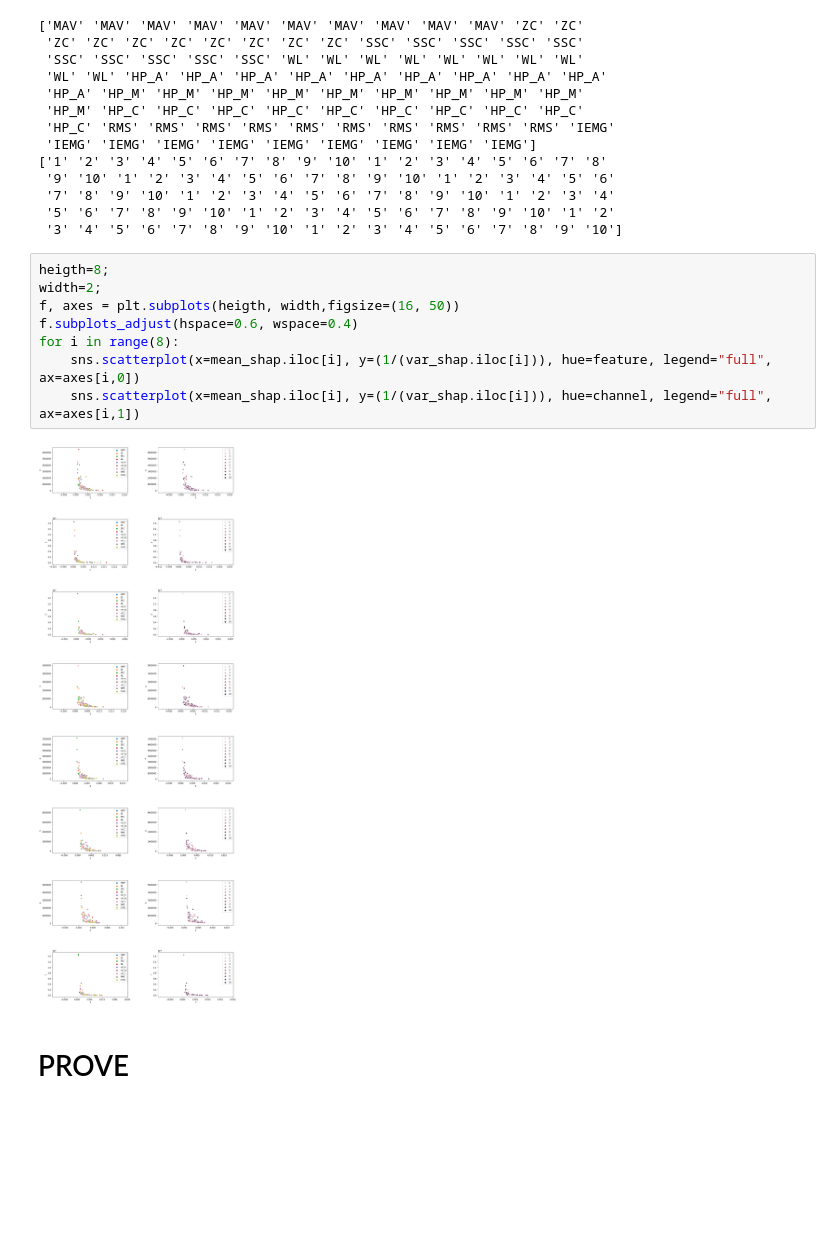
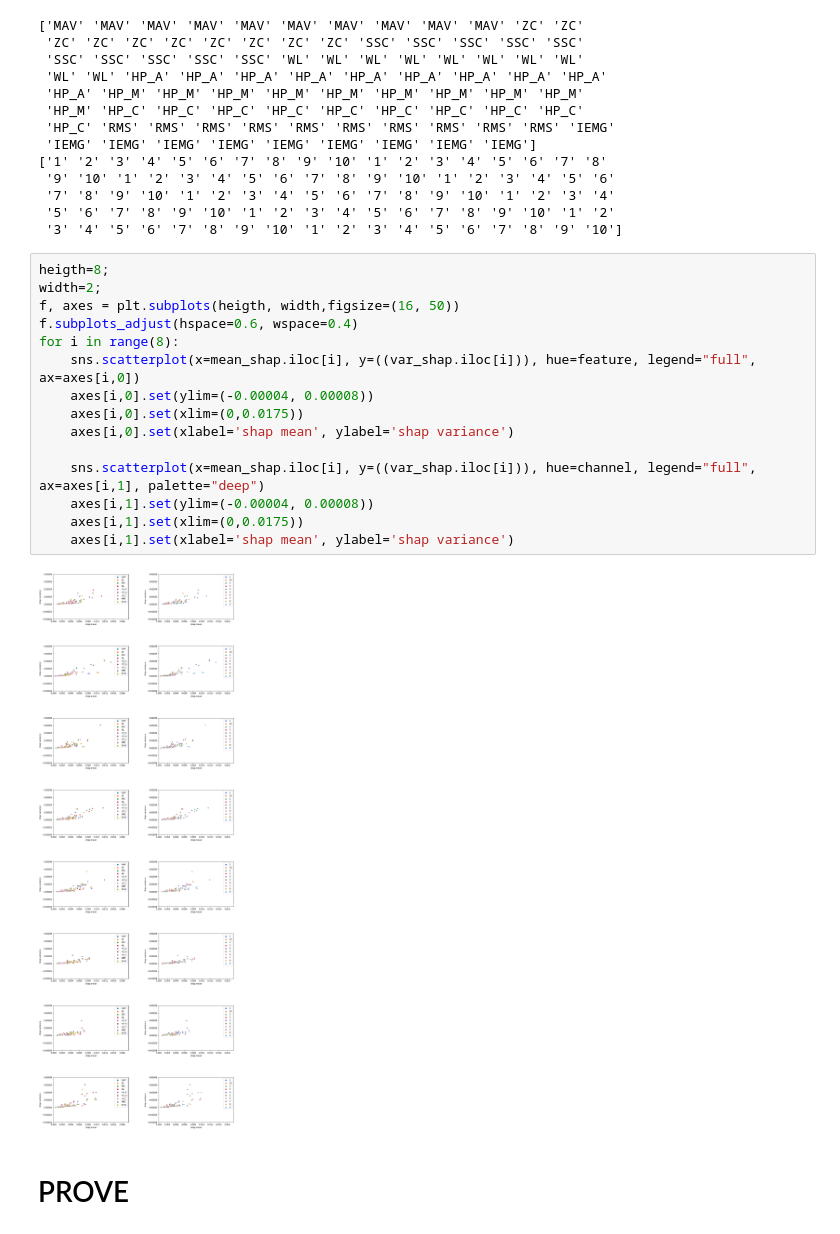
Before and after one commit to noemi-gozzi/Thesis-XAI, a Jupyter notebook: src/visualization/SHAP visualization.ipynb, the cells around one changed output. Cells and saved outputs as stored; diff of their text form; blank space fills up the shorter version.

Commit message:
plot updated with variance

```diff
--- a/src/visualization/SHAP visualization.ipynb
+++ b/src/visualization/SHAP visualization.ipynb
@@ -106,13 +125,20 @@ print(channel)
 # %%
 heigth=8;
 width=2;
 f, axes = plt.subplots(heigth, width,figsize=(16, 50))
 f.subplots_adjust(hspace=0.6, wspace=0.4)
 for i in range(8):
-    sns.scatterplot(x=mean_shap.iloc[i], y=(1/(var_shap.iloc[i])), hue=feature, legend="full", ax=axes[i,0])
-    sns.scatterplot(x=mean_shap.iloc[i], y=(1/(var_shap.iloc[i])), hue=channel, legend="full", ax=axes[i,1])
+    sns.scatterplot(x=mean_shap.iloc[i], y=((var_shap.iloc[i])), hue=feature, legend="full", ax=axes[i,0])
+    axes[i,0].set(ylim=(-0.00004, 0.00008))
+    axes[i,0].set(xlim=(0,0.0175))
+    axes[i,0].set(xlabel='shap mean', ylabel='shap variance')
+
+    sns.scatterplot(x=mean_shap.iloc[i], y=((var_shap.iloc[i])), hue=channel, legend="full", ax=axes[i,1], palette="deep")
+    axes[i,1].set(ylim=(-0.00004, 0.00008))
+    axes[i,1].set(xlim=(0,0.0175))
+    axes[i,1].set(xlabel='shap mean', ylabel='shap variance')
 # %% [output]
-[figure, old version]
+[figure, new version]
 # %% [markdown]
 # PROVE
 # %%
```
Also changed, not shown: parts of 1 cell of this notebook.
